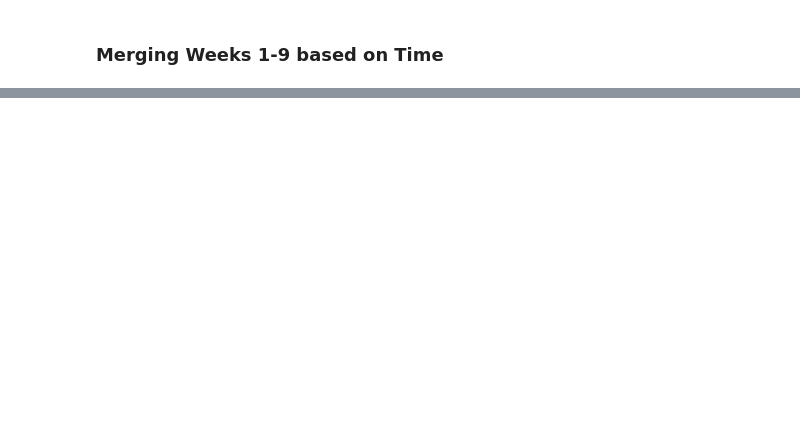
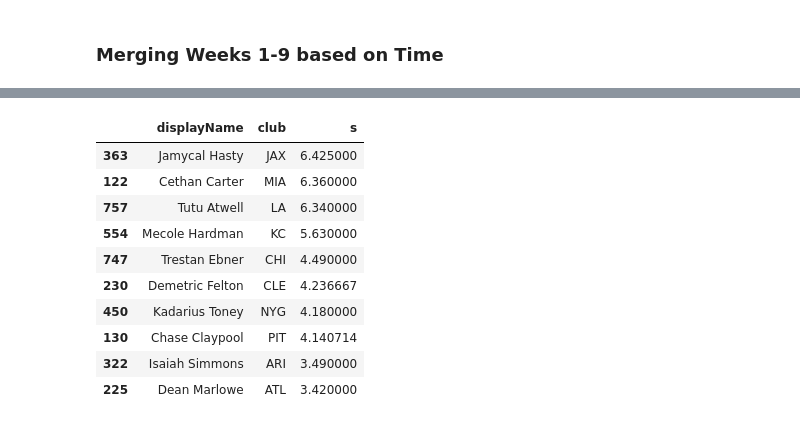
Before and after one commit to aclima88/NFL_BigDataBowl, a Jupyter notebook: TrackingWeeksCleanUp.ipynb, the cells around one changed output, grey strips where cells are left out. Saved outputs shown, nothing was run; the diff lists cells and outputs as text; code cells hidden in the pictures; blank space fills up the shorter version.

```diff
--- a/TrackingWeeksCleanUp.ipynb
+++ b/TrackingWeeksCleanUp.ipynb
@@ -301,0 +336,23 @@ merged_weeks_df.head()
+# %%
+# Filter for rows where the event is a ball snap
+ball_snap_df = merged_weeks_df[merged_weeks_df['event'].str.lower() == 'ball_snap']
+
+player_snap_stats = ball_snap_df.groupby(['displayName', 'club'])['s'].mean().reset_index()
+
+# Sort the players by mean speed and get the top 10
+top_players = player_snap_stats.sort_values(by='s', ascending=False).head(10)
+
+# Display the results
+top_players.head(10)
+# %% [output]
+|  | displayName | club | s |
+| 363 | Jamycal Hasty | JAX | 6.425000 |
+| 122 | Cethan Carter | MIA | 6.360000 |
+| 757 | Tutu Atwell | LA | 6.340000 |
+| 554 | Mecole Hardman | KC | 5.630000 |
+| 747 | Trestan Ebner | CHI | 4.490000 |
+| 230 | Demetric Felton | CLE | 4.236667 |
+| 450 | Kadarius Toney | NYG | 4.180000 |
+| 130 | Chase Claypool | PIT | 4.140714 |
+| 322 | Isaiah Simmons | ARI | 3.490000 |
+| 225 | Dean Marlowe | ATL | 3.420000 |
```
Also changed, not shown: parts of 7 cells of this notebook.
